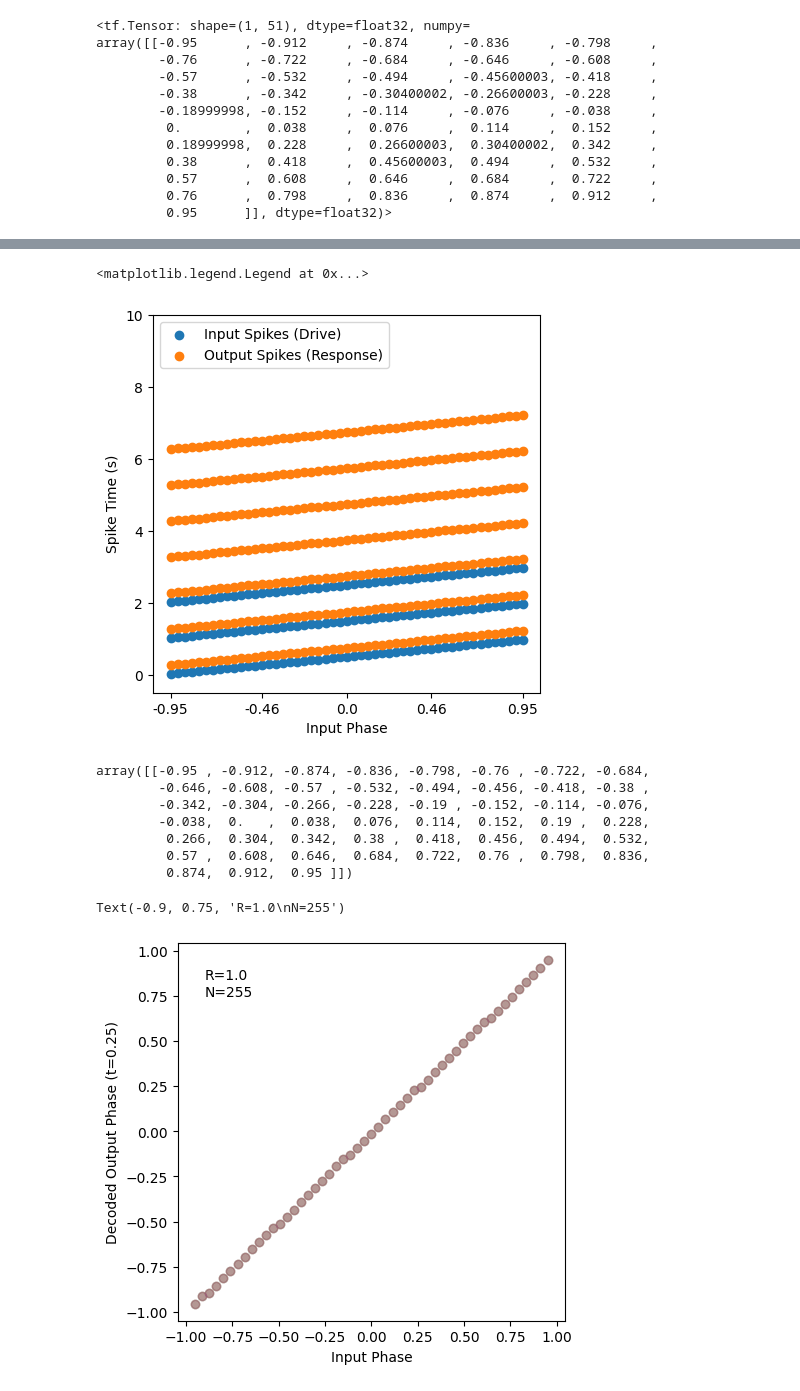
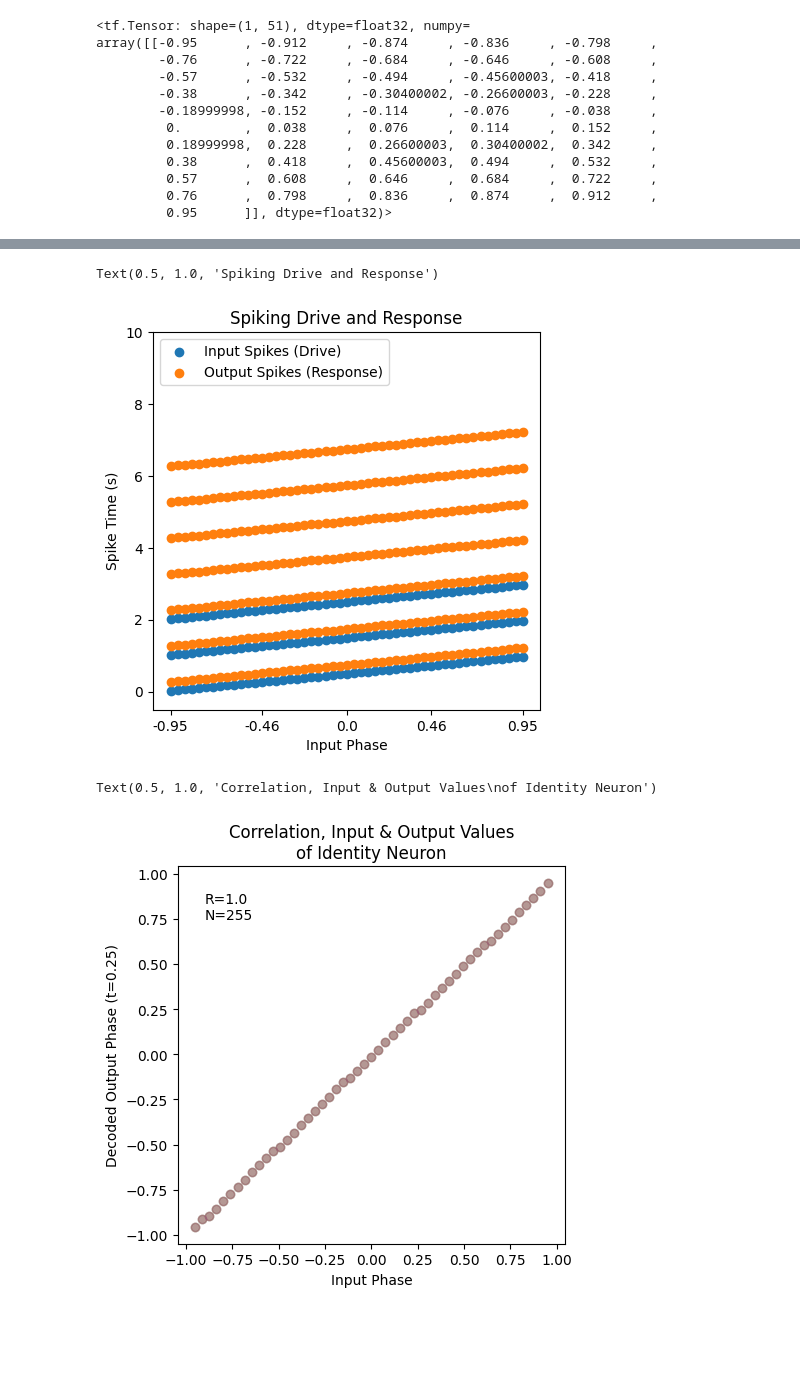
Before and after one commit to wilkieolin/phasor_networks, a Jupyter notebook: phasor neuron identity.ipynb, the cells around one changed output, grey strips where cells are left out. Drawn from its saved outputs; the diff is of its cells as text; code cells hidden in the pictures; blank space fills up the shorter version.

```diff
--- a/phasor neuron identity.ipynb
+++ b/phasor neuron identity.ipynb
@@ -86,4 +105,4 @@ plt.scatter(in_spikes[0][0], in_spikes[0][1])
 # %%
-out_spikes = clayer.call_dynamic(in_spikes)
+out_spikes = clayer.call_dynamic(in_spikes, save_solutions=True)
 # %%
 sol = clayer.solutions[0]
@@ -151,7 +174,8 @@ plt.xlabel("Input Phase")
 plt.ylabel("Spike Time (s)")
 plt.ylim(-0.5,10)
 plt.legend(loc="upper left")
+plt.title("Spiking Drive and Response")
 # %% [output]
-<matplotlib.legend.Legend at 0x...>
+Text(0.5, 1.0, 'Spiking Drive and Response')
-[figure, old version]
+[figure, new version]
 # %%
@@ -191,26 +220,17 @@ def train_to_phase(trains, repeats=3, period=1.0, depth=0, n_outputs=20):
         return outputs
 # %%
 op = train_to_phase(out_spikes, repeats=5, n_outputs=n)
-# %%
-phases
-# %% [output]
-array([[-0.95 , -0.912, -0.874, -0.836, -0.798, -0.76 , -0.722, -0.684,
-        -0.646, -0.608, -0.57 , -0.532, -0.494, -0.456, -0.418, -0.38 ,
-        -0.342, -0.304, -0.266, -0.228, -0.19 , -0.152, -0.114, -0.076,
-        -0.038,  0.   ,  0.038,  0.076,  0.114,  0.152,  0.19 ,  0.228,
-         0.266,  0.304,  0.342,  0.38 ,  0.418,  0.456,  0.494,  0.532,
-         0.57 ,  0.608,  0.646,  0.684,  0.722,  0.76 ,  0.798,  0.836,
-         0.874,  0.912,  0.95 ]])
 # %%
 corr = np.mean([pearsonr(phases.ravel(), op[0][i]) for i in range(5)],axis=0)
 # %%
 plt.figure(dpi=dpi, figsize=(5,5))
 for i in range(5):
     plt.scatter(phases, op[0][i], alpha=0.2)
 
 plt.xlabel("Input Phase")
 plt.ylabel("Decoded Output Phase (t=0.25)")
 plt.text(-.90, .75, "R="+str(np.around(corr[0], decimals=2))+"\nN="+str(5*len(op)*n_in) )
+plt.title("Correlation, Input & Output Values\nof Identity Neuron")
 # %% [output]
-Text(-0.9, 0.75, 'R=1.0\nN=255')
+Text(0.5, 1.0, 'Correlation, Input & Output Values\nof Identity Neuron')
-[figure, old version]
+[figure, new version]
```
Also changed, not shown: parts of 15 cells of this notebook.
